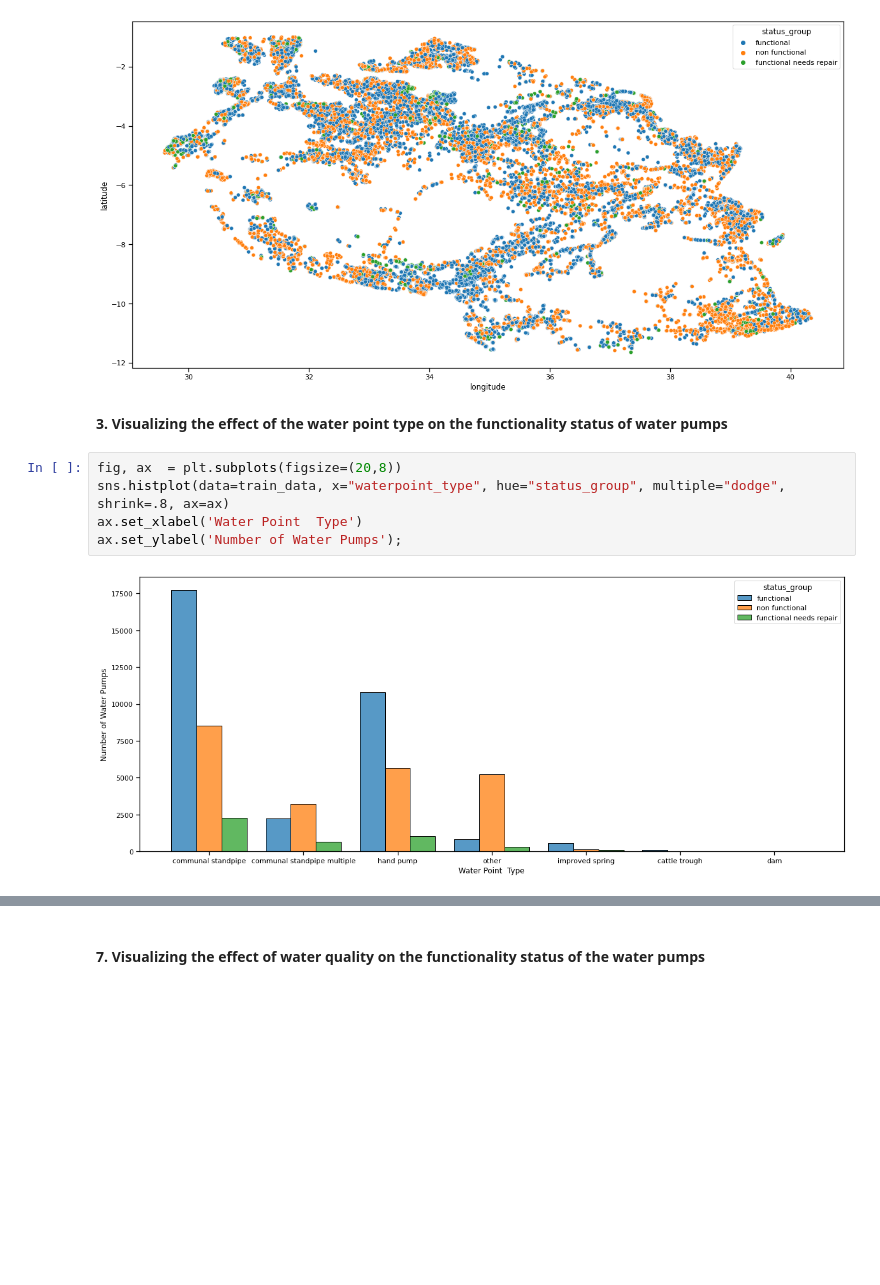
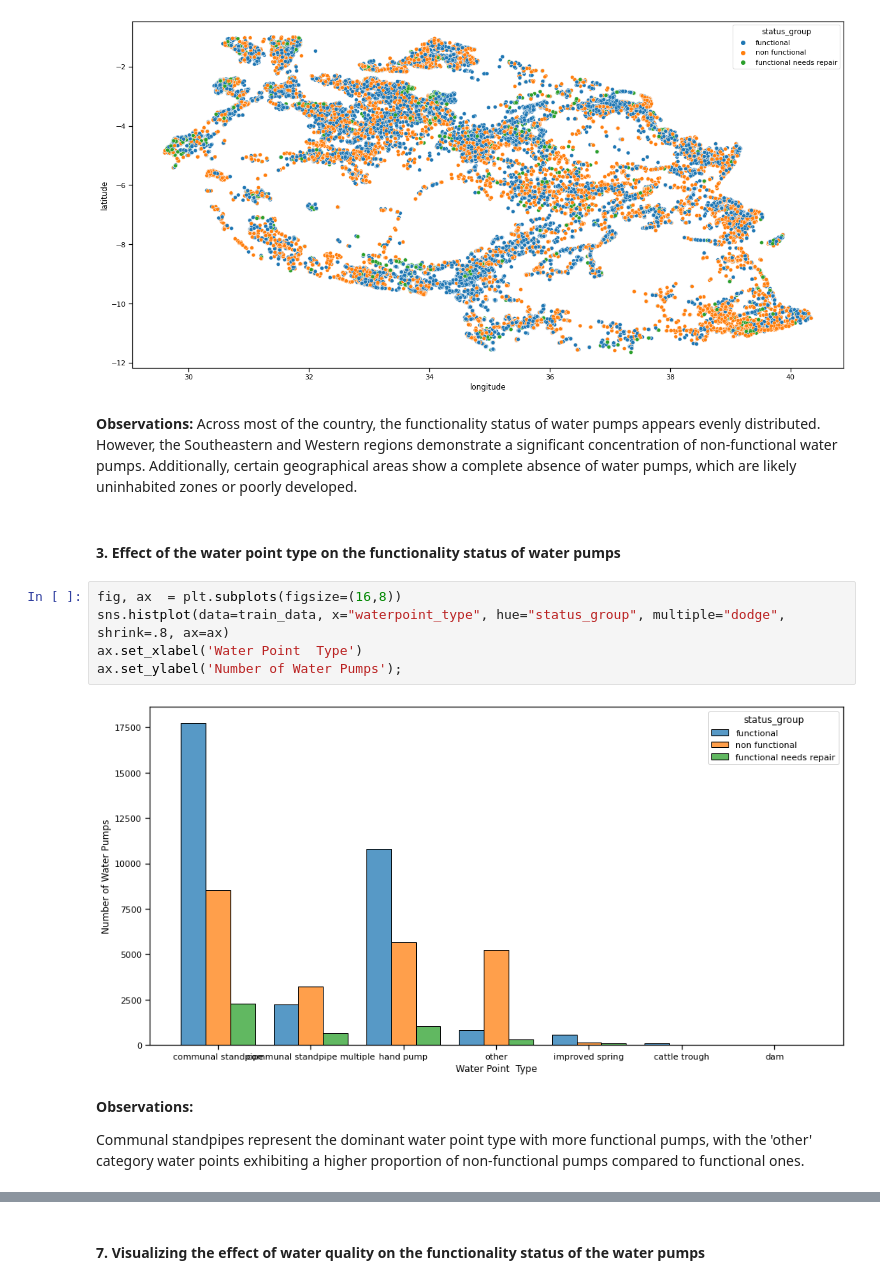
Before and after one commit to pianch/Tanzania_water_pumps_functionality, a Jupyter notebook: index.ipynb, the cells around one changed output, grey strips where cells are left out. Cells and saved outputs as stored; diff of their text form; blank space fills up the shorter version.

```diff
--- a/index.ipynb
+++ b/index.ipynb
@@ -307,13 +312,20 @@ loc_data = train_data.loc[(train_data.longitude>0) & (train_data.latitude<0)]
 sns.scatterplot(data=loc_data, x="longitude", y="latitude", hue="status_group", ax=ax);
 # %% [output]
 [figure]
+# %% [markdown]
+**Observations:**
+Across most of the country, the functionality status of water pumps appears evenly distributed. However, the Southeastern and Western regions demonstrate a significant concentration of non-functional water pumps. Additionally, certain geographical areas show a complete absence of water pumps, which are likely uninhabited zones or poorly developed.
 # %% [markdown]
-**3. Visualizing the effect of the water point type on the functionality status of water pumps**
+#### **3. Effect of the water point type on the functionality status of water pumps**
 # %%
-fig, ax  = plt.subplots(figsize=(20,8))
+fig, ax  = plt.subplots(figsize=(16,8))
 sns.histplot(data=train_data, x="waterpoint_type", hue="status_group", multiple="dodge", shrink=.8, ax=ax)
 ax.set_xlabel('Water Point  Type')
 ax.set_ylabel('Number of Water Pumps');
 # %% [output]
-[figure, old version]
+[figure, new version]
+# %% [markdown]
+**Observations:**
+
+Communal standpipes represent the dominant water point type with more functional pumps, with the 'other' category water points exhibiting a higher proportion of non-functional pumps compared to functional ones.
 # %% [markdown]
```
Also changed, not shown: parts of 38 cells of this notebook.
